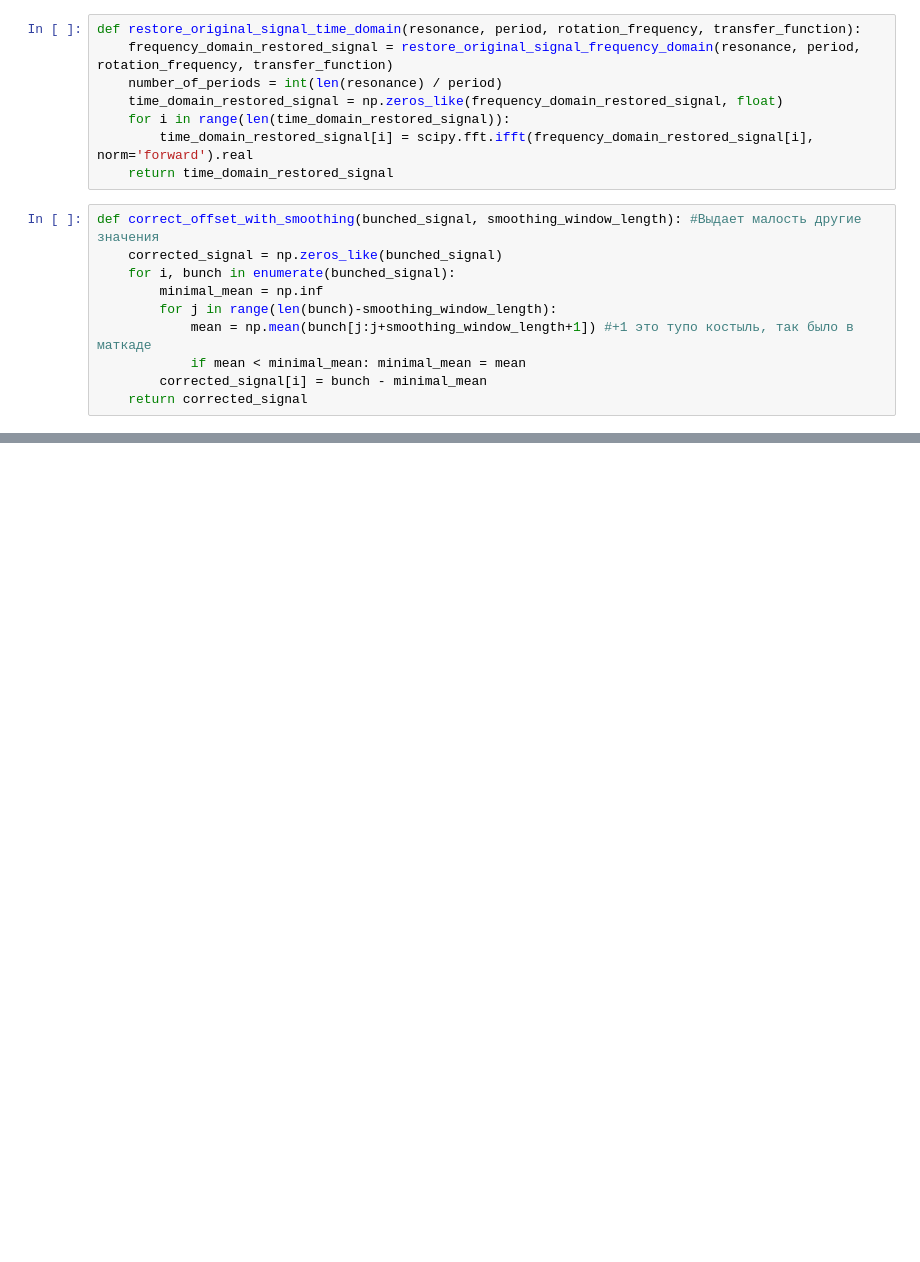
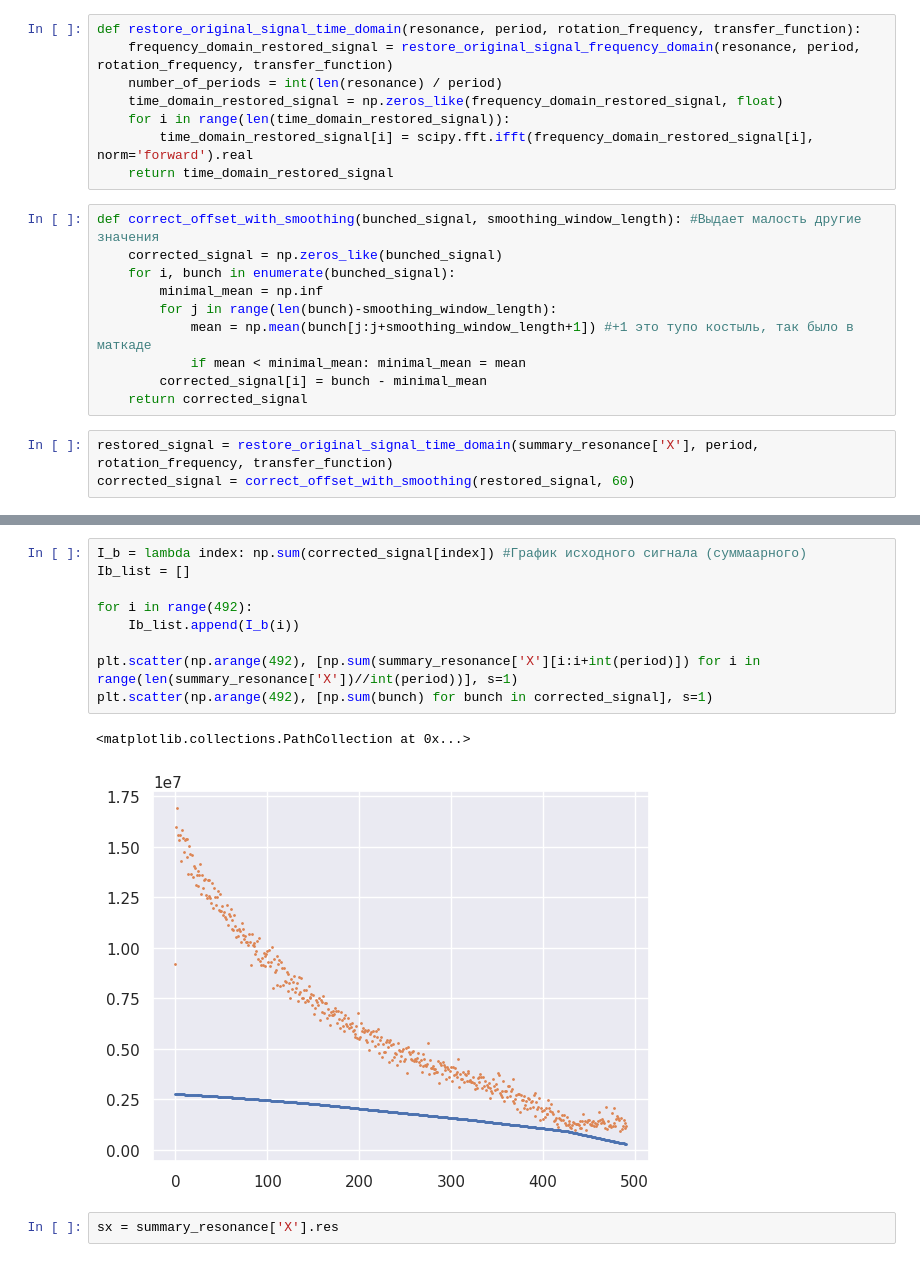
Before and after one commit to settlermine/jinr_practice, a Jupyter notebook: settlermine.ipynb, the cells around one changed output, grey strips where cells are left out. Saved outputs shown, nothing was run; the diff lists cells and outputs as text; blank space fills up the shorter version.

Commit message:
Добавлен дополнительный график

```diff
--- a/settlermine.ipynb
+++ b/settlermine.ipynb
@@ -652,3 +652,6 @@ def correct_offset_with_smoothing(bunched_signal, smoothing_window_length): #В
             if mean < minimal_mean: minimal_mean = mean
         corrected_signal[i] = bunch - minimal_mean
     return corrected_signal
+# %%
+restored_signal = restore_original_signal_time_domain(summary_resonance['X'], period, rotation_frequency, transfer_function)
+corrected_signal = correct_offset_with_smoothing(restored_signal, 60)
@@ -654,0 +662,14 @@ def correct_offset_with_smoothing(bunched_signal, smoothing_window_length): #В
+# %%
+I_b = lambda index: np.sum(corrected_signal[index]) #График исходного сигнала (суммаарного)
+Ib_list = []
+
+for i in range(492):
+    Ib_list.append(I_b(i))
+
+plt.scatter(np.arange(492), [np.sum(summary_resonance['X'][i:i+int(period)]) for i in range(len(summary_resonance['X'])//int(period))], s=1)
+plt.scatter(np.arange(492), [np.sum(bunch) for bunch in corrected_signal], s=1)
+# %% [output]
+<matplotlib.collections.PathCollection at 0x...>
+[figure, added]
+# %%
+sx = summary_resonance['X'].res
```
Also changed, not shown: parts of 11 cells of this notebook.
